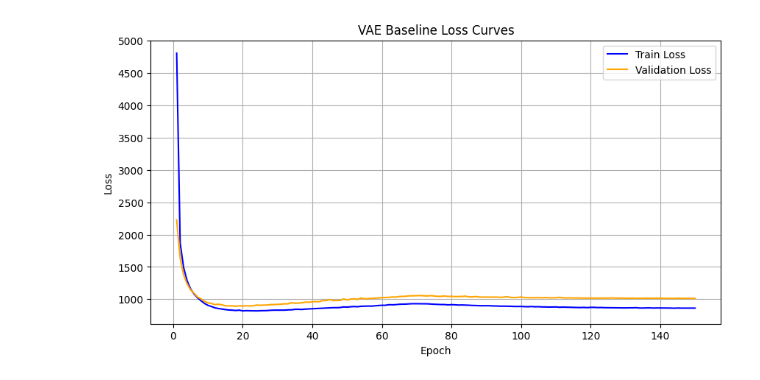
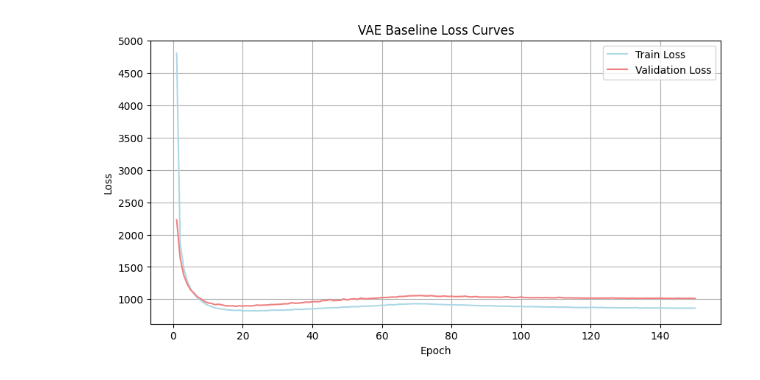
Before and after one commit to sarataboas/deep_fakes_generative, a Jupyter notebook: notebooks/02_vae_evaluation.ipynb, the cells around one changed output. Cells and saved outputs as stored; diff of their text form; code cells hidden in the pictures.

```diff
--- a/notebooks/02_vae_evaluation.ipynb
+++ b/notebooks/02_vae_evaluation.ipynb
@@ -4,18 +4,18 @@ results_dir = "../results/"
 # %%
 results_vae_baseline = pd.read_csv(results_dir + "vae_latent256_beta2.csv")
 
 # create me a plot with the values in results
 import matplotlib.pyplot as plt
 plt.figure(figsize=(10, 5))
 plt.plot(results_vae_baseline["epoch"], results_vae_baseline["train_loss"],
-            label="Train Loss", color="blue")
+            label="Train Loss", color="lightblue")
 plt.plot(results_vae_baseline["epoch"], results_vae_baseline["val_loss"],
-            label="Validation Loss", color="orange")
+            label="Validation Loss", color="lightcoral")
 plt.xlabel("Epoch")
 plt.ylabel("Loss")
 plt.title("VAE Baseline Loss Curves")
 plt.legend()
 plt.grid()
 plt.show()
 # %% [output]
-[figure, old version]
+[figure, new version]
```
